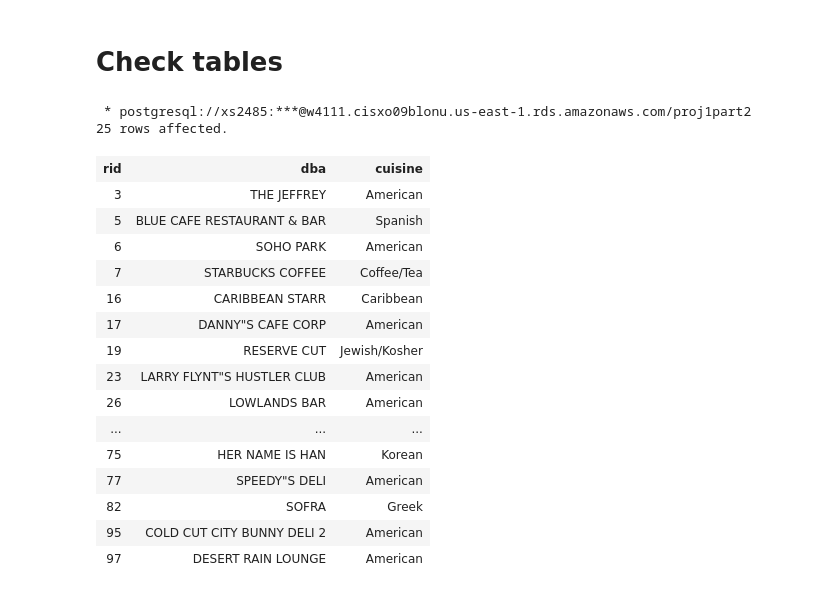
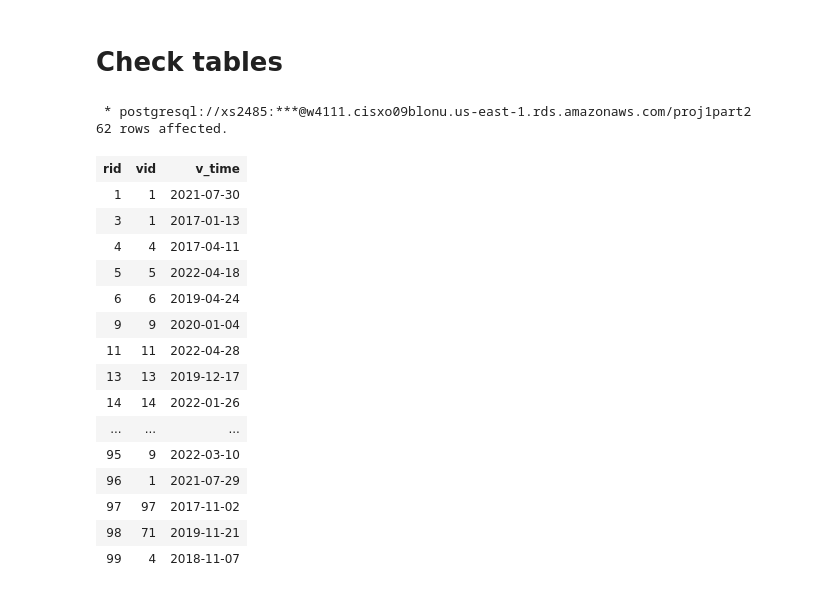
Before and after one commit to Xiaoyang-Song/NYC-Restaurant-Inspection-Database, a Jupyter notebook: 4111p1.ipynb, the cells around one changed output. Cells and saved outputs as stored; diff of their text form; code cells hidden in the pictures.

```diff
--- a/4111p1.ipynb
+++ b/4111p1.ipynb
@@ -845,27 +845,28 @@ LIMIT 1
 # Check tables
 # %%
 %%sql
-SELECT R.rid, R.dba, R.cuisine FROM Restaurant AS R, Graded as GR, Grade as G WHERE GR.rid = R.rid AND GR.gid = G.gid AND G.grade='A'
+SELECT *
+FROM Violate
 --FROM reviews_post_own
 # %% [output]
  * postgresql://xs2485:***@w4111.cisxo09blonu.us-east-1.rds.amazonaws.com/proj1part2
-25 rows affected.
+62 rows affected.
-| rid | dba | cuisine |
-| 3 | THE JEFFREY | American |
-| 5 | BLUE CAFE RESTAURANT & BAR | Spanish |
-| 6 | SOHO PARK | American |
-| 7 | STARBUCKS COFFEE | Coffee/Tea |
-| 16 | CARIBBEAN STARR | Caribbean |
-| 17 | DANNY"S CAFE CORP | American |
-| 19 | RESERVE CUT | Jewish/Kosher |
-| 23 | LARRY FLYNT"S HUSTLER CLUB | American |
-| 26 | LOWLANDS BAR | American |
+| rid | vid | v_time |
+| 1 | 1 | 2021-07-30 |
+| 3 | 1 | 2017-01-13 |
+| 4 | 4 | 2017-04-11 |
+| 5 | 5 | 2022-04-18 |
+| 6 | 6 | 2019-04-24 |
+| 9 | 9 | 2020-01-04 |
+| 11 | 11 | 2022-04-28 |
+| 13 | 13 | 2019-12-17 |
+| 14 | 14 | 2022-01-26 |
 | ... | ... | ... |
-| 75 | HER NAME IS HAN | Korean |
-| 77 | SPEEDY"S DELI | American |
-| 82 | SOFRA | Greek |
-| 95 | COLD CUT CITY BUNNY DELI 2 | American |
-| 97 | DESERT RAIN LOUNGE | American |
+| 95 | 9 | 2022-03-10 |
+| 96 | 1 | 2021-07-29 |
+| 97 | 97 | 2017-11-02 |
+| 98 | 71 | 2019-11-21 |
+| 99 | 4 | 2018-11-07 |
 # %%
 from users import *
 del_feel(connection, 'xs2485', 0)
```
Also changed, not shown: 2 other files.
